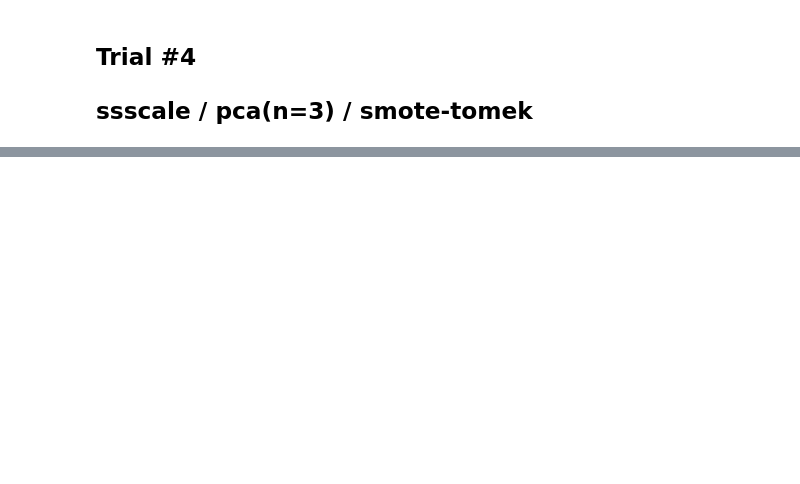
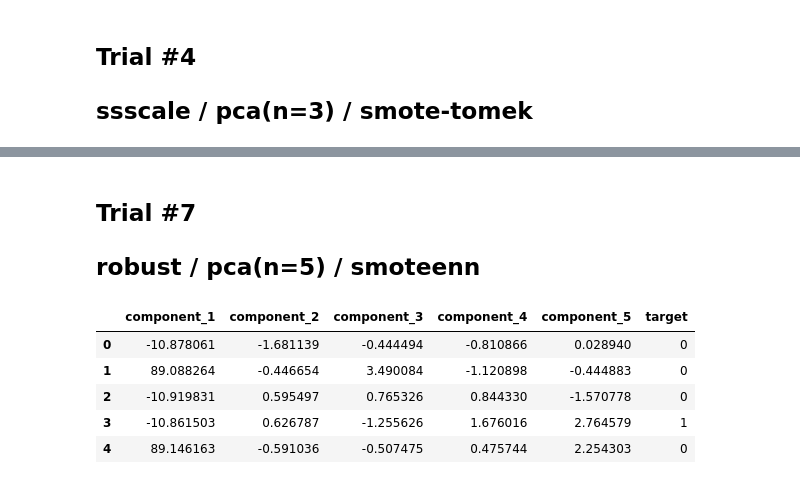
Before and after one commit to Yenabeam/dss_prjt_socar, a Jupyter notebook: 1. workspace/Yena/ml_modeling_v7.ipynb, the cells around one changed output, grey strips where cells are left out. Cells and saved outputs as stored; diff of their text form; code cells hidden in the pictures; blank space fills up the shorter version.

```diff
--- a/1. workspace/Yena/ml_modeling_v7.ipynb
+++ b/1. workspace/Yena/ml_modeling_v7.ipynb
@@ -566,0 +779,34 @@ results
+# %% [markdown]
+## Trial #7
+## robust / pca(n=5) / smoteenn
+# %%
+df_7 = df.copy()
+
+y_target = df_7['fraud_YN']
+X_features = df_7.drop('fraud_YN', axis=1)
+
+y_target = df_7['fraud_YN'].reset_index()
+y_target = y_target.drop('index', axis=1)
+# %%
+from sklearn.decomposition import PCA
+from sklearn.preprocessing import RobustScaler
+
+scaler = RobustScaler()
+df_scaled = scaler.fit_transform(X_features)
+
+pca = PCA(n_components=5)
+pca.fit(df_scaled)
+df_pca = pca.transform(df_scaled)
+
+pca_columns = ['component_1','component_2','component_3','component_4','component_5']
+
+DF_pca = pd.DataFrame(df_pca, columns=pca_columns)
+DF_pca['target'] = y_target
+DF_pca.head()
+# %% [output]
+|  | component_1 | component_2 | component_3 | component_4 | component_5 | target |
+| 0 | -10.878061 | -1.681139 | -0.444494 | -0.810866 | 0.028940 | 0 |
+| 1 | 89.088264 | -0.446654 | 3.490084 | -1.120898 | -0.444883 | 0 |
+| 2 | -10.919831 | 0.595497 | 0.765326 | 0.844330 | -1.570778 | 0 |
+| 3 | -10.861503 | 0.626787 | -1.255626 | 1.676016 | 2.764579 | 1 |
+| 4 | 89.146163 | -0.591036 | -0.507475 | 0.475744 | 2.254303 | 0 |
```
Also changed, not shown: parts of 110 cells of this notebook.
